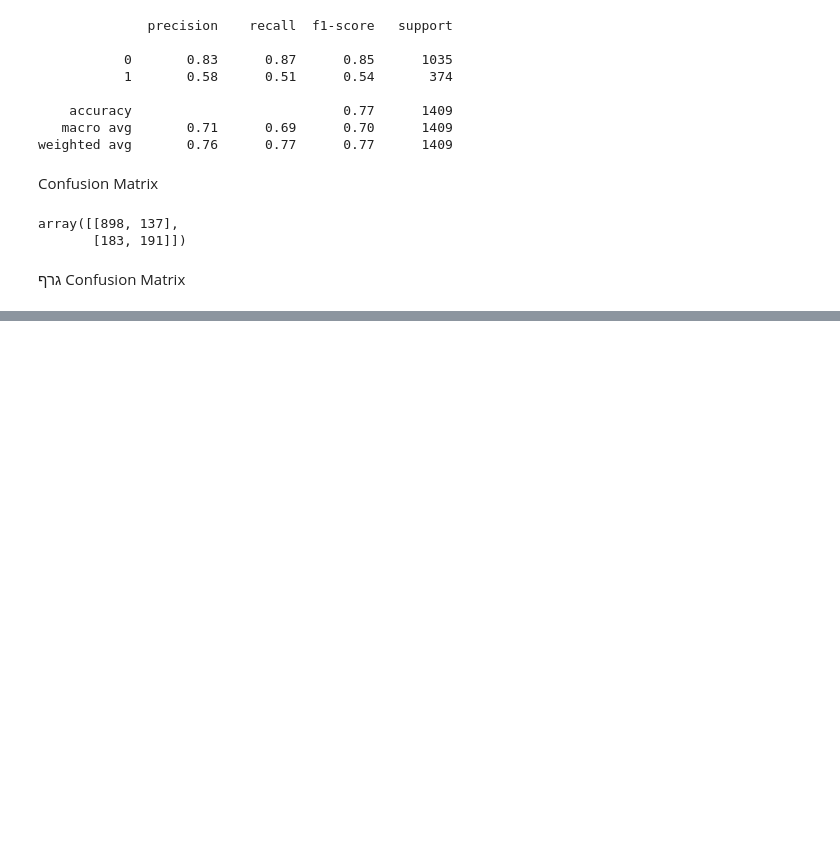
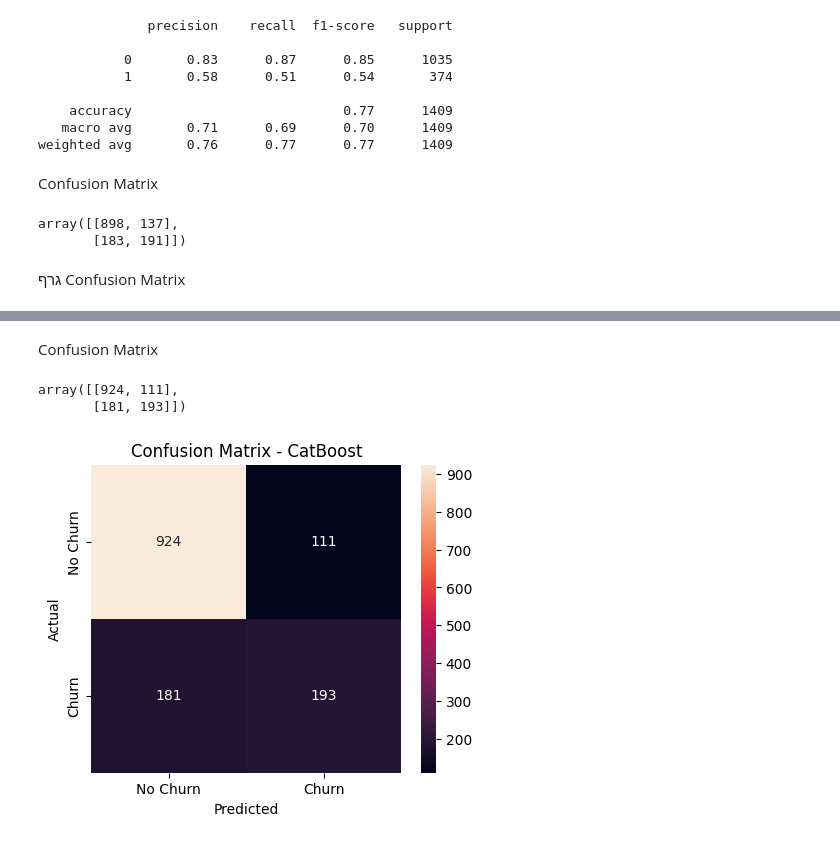
Before and after one commit to yahavLer/python-ai-engineer, a Jupyter notebook: Exercises/ex3/Telco_Customer_Churn.ipynb, the cells around one changed output, grey strips where cells are left out. Drawn from its saved outputs; the diff is of its cells as text; code cells hidden in the pictures; blank space fills up the shorter version.

```diff
--- a/Exercises/ex3/Telco_Customer_Churn.ipynb
+++ b/Exercises/ex3/Telco_Customer_Churn.ipynb
@@ -1235,0 +1299,9 @@ plot_confusion_matrix(y_test, y_test_pred_xgb, "XGBoost")
+# %%
+catboost_pipeline = Pipeline(steps=[
+    ("preprocessor", preprocessor),
+    ("model", CatBoostClassifier(
+        random_seed=42,
+        verbose=0,
+        allow_writing_files=False
+    ))
+])
@@ -1235,0 +1318,2 @@ plot_confusion_matrix(y_test, y_test_pred_xgb, "XGBoost")
+# %%
+catboost_pipeline.fit(x_train, y_train)
@@ -1235,0 +1342,5 @@ plot_confusion_matrix(y_test, y_test_pred_xgb, "XGBoost")
+# %%
+y_train_pred_cat = catboost_pipeline.predict(x_train)
+y_test_pred_cat = catboost_pipeline.predict(x_test)
+
+print(classification_report(y_test, y_test_pred_cat))
@@ -1235,0 +1407,13 @@ plot_confusion_matrix(y_test, y_test_pred_xgb, "XGBoost")
+# %% [markdown]
+Confusion Matrix
+# %%
+catboost_confusion_matrix = confusion_matrix(y_test, y_test_pred_cat)
+
+catboost_confusion_matrix
+# %% [output]
+array([[924, 111],
+       [181, 193]])
+# %%
+plot_confusion_matrix(y_test, y_test_pred_cat, "CatBoost")
+# %% [output]
+[figure, added]
```
Also changed, not shown: parts of 97 cells of this notebook, 1 other file.
